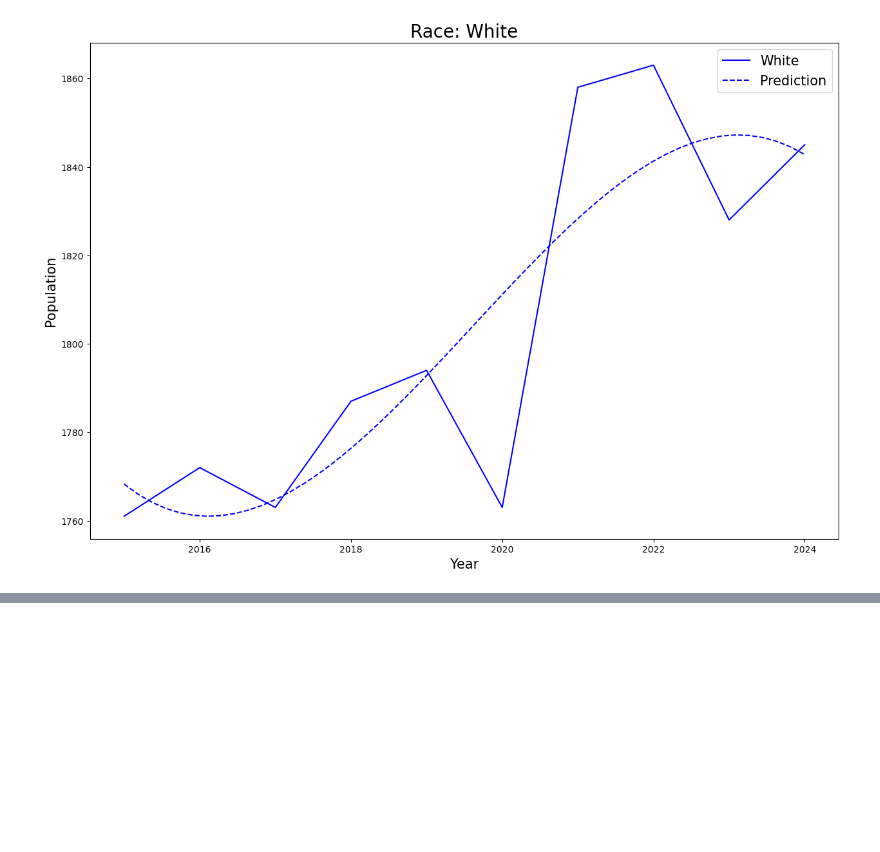
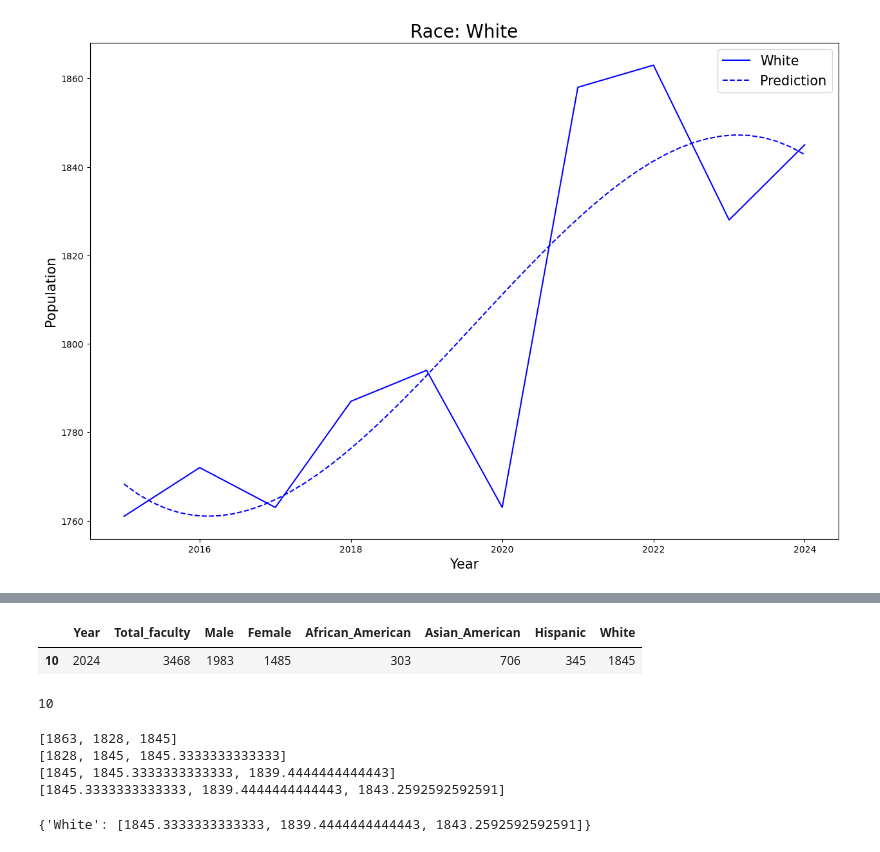
Before and after one commit to kpnguyen21/erdos-coffee-bar, a Jupyter notebook: faculty_inputs.ipynb, the cells around one changed output, grey strips where cells are left out. Cells and saved outputs as stored; diff of their text form; code cells hidden in the pictures; blank space fills up the shorter version.

```diff
--- a/faculty_inputs.ipynb
+++ b/faculty_inputs.ipynb
@@ -229,0 +245,9 @@ plt.show()
+# %%
+faculty[faculty.Year == 2024]
+# %% [output]
+|  | Year | Total_faculty | Male | Female | African_American | Asian_American | Hispanic | White |
+| 10 | 2024 | 3468 | 1983 | 1485 | 303 | 706 | 345 | 1845 |
+# %%
+faculty[faculty.Year == 2024].index[0]
+# %% [output]
+10
@@ -229,0 +256,19 @@ plt.show()
+# %%
+prediction = {}
+prediction['White'] = []
+print(temp)
+for i in range(3):
+    pred = np.mean(temp)
+    temp[0] = temp[1]
+    temp[1] = temp[2]
+    temp[2] = pred
+    print(temp)
+    prediction['White'].append(pred)
+
+prediction
+# %% [output]
+[1863, 1828, 1845]
+[1828, 1845, 1845.3333333333333]
+[1845, 1845.3333333333333, 1839.4444444444443]
+[1845.3333333333333, 1839.4444444444443, 1843.2592592592591]
+{'White': [1845.3333333333333, 1839.4444444444443, 1843.2592592592591]}
```
Also changed, not shown: parts of 7 cells of this notebook, 3 other files.
